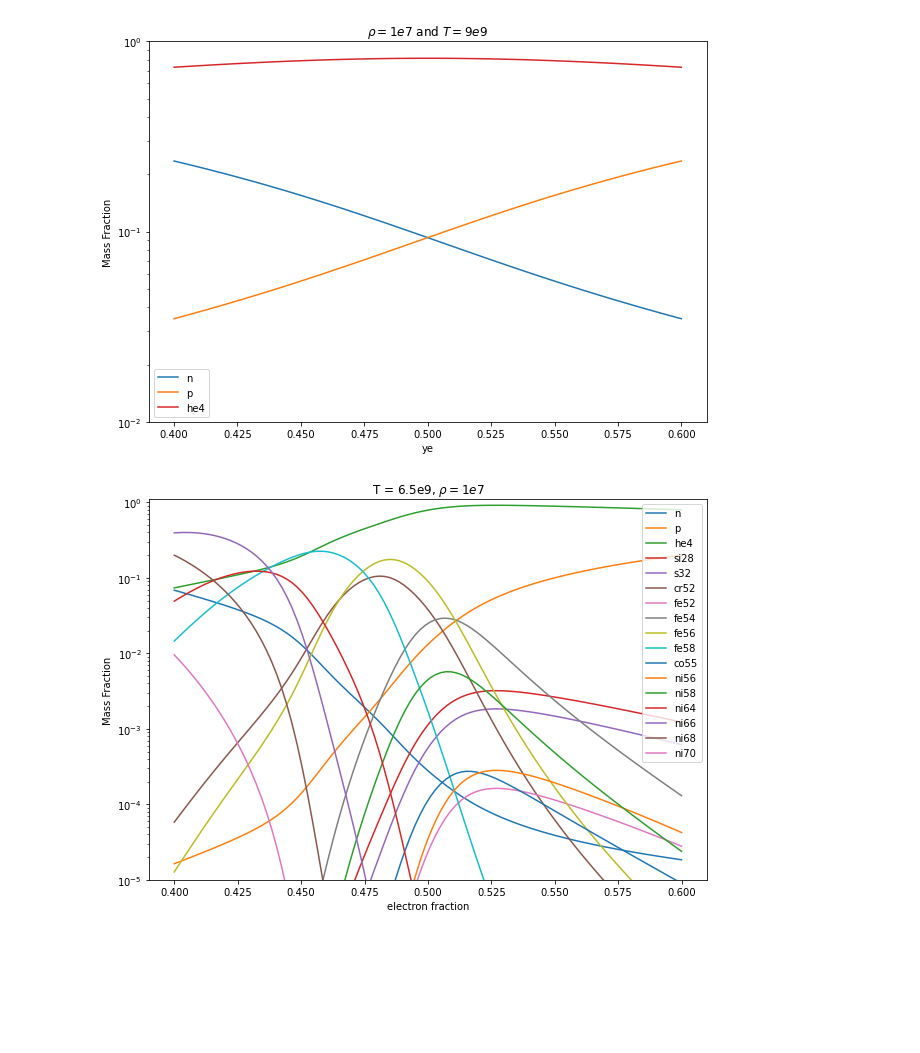
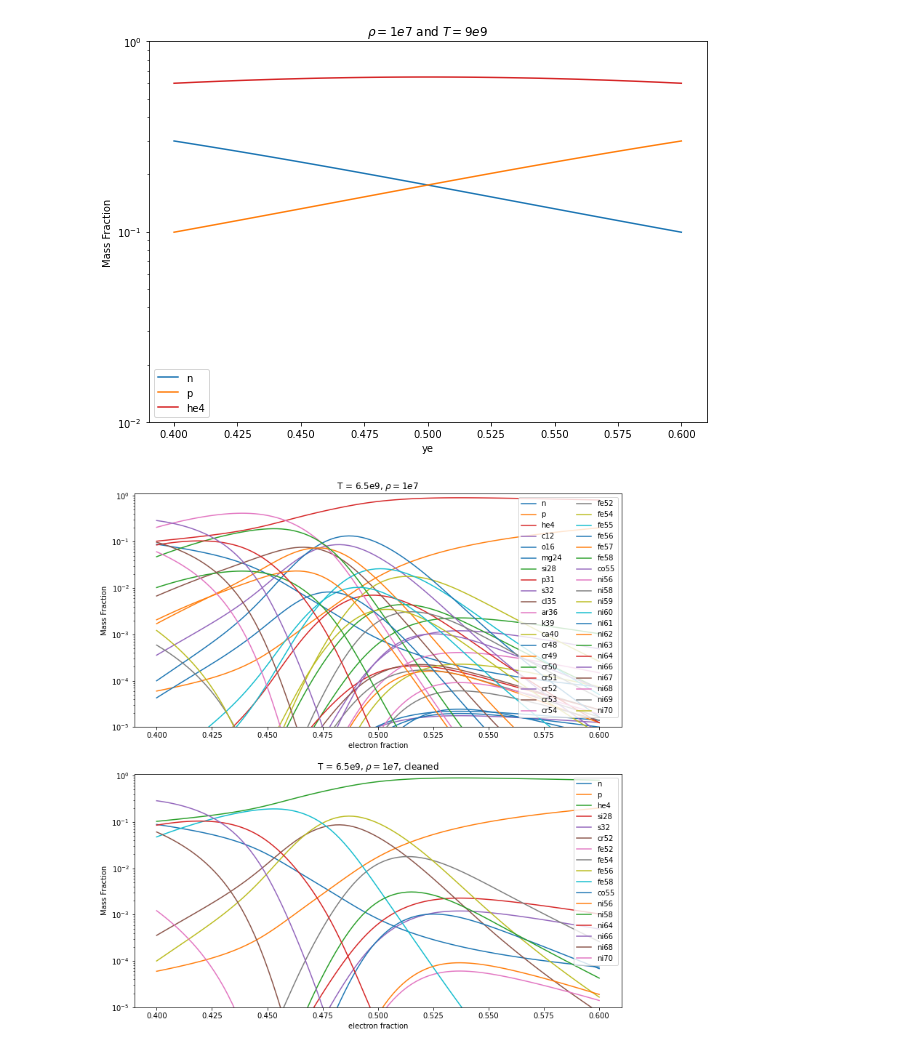
Before and after one commit to pynucastro/paper_notebooks, a Jupyter notebook: nse.ipynb, the cells around one changed output. Drawn from its saved outputs; the diff is of its cells as text; code cells hidden in the pictures; blank space fills up the shorter version.

```diff
--- a/nse.ipynb
+++ b/nse.ipynb
@@ -21,7 +21,7 @@ temp_1 = 9.0e9
 X_s_1 = []
 
 for i, ye in enumerate(ye_s):
-    nse_comp_1 = rc.get_comp_NSE(rho_1, temp_1, ye, init_guess=[-6.0,-11.5], tell_sol=False)
+    nse_comp_1 = rc.get_comp_nse(rho_1, temp_1, ye, init_guess=[-6.0,-11.5],use_coulomb_corr=True)
     nse_X_s_1 = [nse_comp_1.X[nuc] for nuc in nse_comp_1.X]
     X_s_1.append(nse_X_s_1)
 # %%
@@ -42,7 +42,7 @@ ax.set_ylim([0.01,1])
 ax.set_title(r"$\rho = 1e7$ and $T=9e9$")
 plt.savefig("nse_fig1.pdf", format="pdf")
 # %% [output]
-[figure, old version]
+[figure, new version]
 # %%
 rho_2 = 1e7
 ye_s = np.linspace(0.4,0.6,100)
@@ -50,37 +50,49 @@ temp_2 = 6.5e9
 X_s_2 = []
 
 for i, ye in enumerate(ye_s):
-    nse_comp_2 = rc.get_comp_NSE(rho_2, temp_2, ye, init_guess=[-6.0,-11.5], tell_sol=False)
+    nse_comp_2 = rc.get_comp_nse(rho_2, temp_2, ye, init_guess=[-6.0,-11.5])
     nse_X_s_2 = [nse_comp_2.X[nuc] for nuc in nse_comp_2.X]
     X_s_2.append(nse_X_s_2)
 # %%
 X_s_2 = np.array(X_s_2)
 nuc_names = rc.get_nuclei()
 
 paper_nucs =["n", "p", "he4", "si28", "s32", "cr52", "fe52", "fe54", "fe56", "fe58",
              "co55", "ni56", "ni58", "ni64", "ni66", "ni68", "ni70"]
 paper_nucs = list(map(pyna.Nucleus, paper_nucs))
 
 
 low_limit = 1e-5
-fig = plt.figure(figsize=(10,7))
-ax = fig.add_subplot(111)
+fig = plt.figure(figsize=(12,13))
+ax = fig.add_subplot(211)
+ax1 = fig.add_subplot(212)
 for k in range(len(nuc_names)):
-    if (nuc_names[k] not in paper_nucs):
-        continue
+    if nuc_names[k] in paper_nucs:
+        line1, = ax1.plot(ye_s, X_s_2[:,k])
+        if (max(X_s_3[:,k]) > low_limit):
+            line1.set_label(str(nuc_names[k]))
+
     line, = ax.plot(ye_s, X_s_2[:,k])
     if (max(X_s_2[:,k]) > low_limit):
         line.set_label(str(nuc_names[k]))
 
-ax.legend(loc = "upper right")
+ax.legend(loc = "upper right", prop={'size':10},ncol=2)
 ax.set_xlabel('electron fraction')
 ax.set_ylabel('Mass Fraction')
 ax.set_yscale('log')
 ax.set_ylim([low_limit,1.1])
 ax.set_title(r"T = 6.5e9, $\rho = 1e7$")
+
+ax1.legend(loc = "upper right")
+ax1.set_xlabel('electron fraction')
+ax1.set_ylabel('Mass Fraction')
+ax1.set_yscale('log')
+ax1.set_ylim([low_limit,1.1])
+ax1.set_title(r"T = 6.5e9, $\rho = 1e7$, cleaned")
+
 plt.savefig("nse_fig2.pdf", format="pdf")
 # %% [output]
-[figure, old version]
+[figure, new version]
 # %%
 rho_3 = 1e7
 ye_s = np.linspace(0.4,0.6,120)
```
Also changed, not shown: parts of 4 cells of this notebook.
